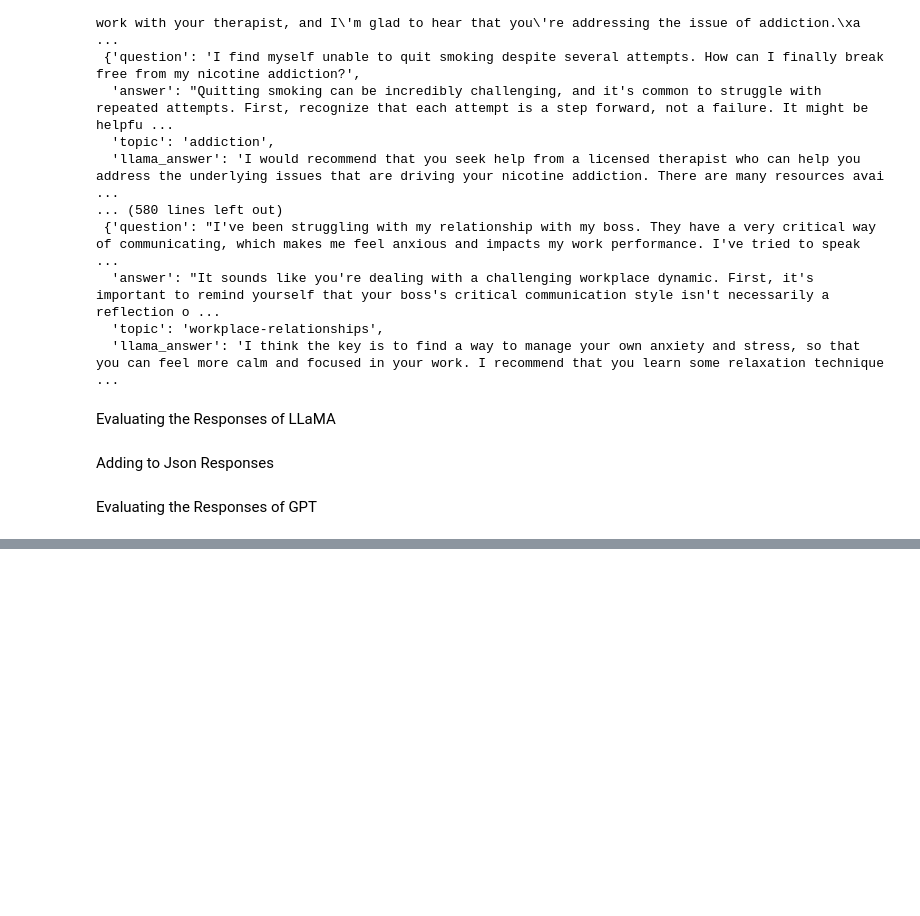
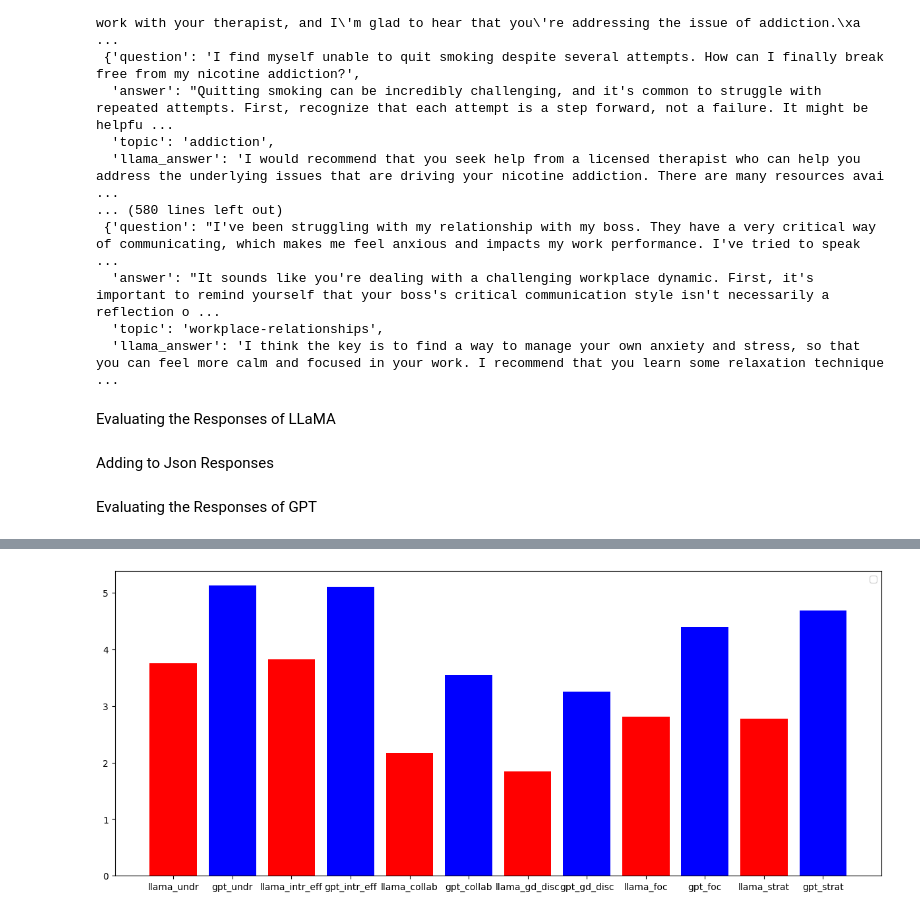
Before and after one commit to embedded-robotics/mental-health-agents, a Jupyter notebook: src/dpo/llama32_sft_inference_counsel_chat.ipynb, the cells around one changed output, grey strips where cells are left out. Cells and saved outputs as stored; diff of their text form; code cells hidden in the pictures; blank space fills up the shorter version.

Commit message:
Added the graphs

```diff
--- a/src/dpo/llama32_sft_inference_counsel_chat.ipynb
+++ b/src/dpo/llama32_sft_inference_counsel_chat.ipynb
@@ -302,0 +308,37 @@ for index, response in enumerate(openai_responses_eval_gpt):
+# %%
+topic_data = []
+llama_undr = []
+llama_intr_eff = []
+llama_collab = []
+llama_gd_disc = []
+llama_foc = []
+llama_strat = []
+gpt_undr = []
+gpt_intr_eff = []
+gpt_collab = []
+gpt_gd_disc = []
+gpt_foc = []
+gpt_strat = []
+
+for response in tqdm(json_responses):
+    topic_data.append(response['topic'])
+
+    llama_undr.append(response['llama_answer_eval']['Understanding'])
+    llama_intr_eff.append(response['llama_answer_eval']['Interpersonal Effectiveness'])
+    llama_collab.append(response['llama_answer_eval']['Collaboration'])
+    llama_gd_disc.append(response['llama_answer_eval']['Guided Discovery'])
+    llama_foc.append(response['llama_answer_eval']['Focus'])
+    llama_strat.append(response['llama_answer_eval']['Strategy'])
+
+    gpt_undr.append(response['gpt_answer_eval']['Understanding'])
+    gpt_intr_eff.append(response['gpt_answer_eval']['Interpersonal Effectiveness'])
+    gpt_collab.append(response['gpt_answer_eval']['Collaboration'])
+    gpt_gd_disc.append(response['gpt_answer_eval']['Guided Discovery'])
+    gpt_foc.append(response['gpt_answer_eval']['Focus'])
+    gpt_strat.append(response['gpt_answer_eval']['Strategy'])
+# %%
+eval_df = pd.DataFrame({'llama_undr': llama_undr, 'gpt_undr': gpt_undr, 'llama_intr_eff': llama_intr_eff, 'gpt_intr_eff': gpt_intr_eff,
+                        'llama_collab': llama_collab, 'gpt_collab': gpt_collab, 'llama_gd_disc': llama_gd_disc, 'gpt_gd_disc': gpt_gd_disc,
+                        'llama_foc': llama_foc, 'gpt_foc': gpt_foc, 'llama_strat': llama_strat, 'gpt_strat': gpt_strat}, index=topic_data)
+
+eval_df.head()
@@ -302,0 +352,3 @@ for index, response in enumerate(openai_responses_eval_gpt):
+# %%
+avg_metrics = eval_df.agg('mean')
+avg_metrics
@@ -302,0 +369,6 @@ for index, response in enumerate(openai_responses_eval_gpt):
+# %%
+plt.figure(figsize=(15,6))
+plt.bar(avg_metrics.index.to_list(), avg_metrics.values.tolist(), color=['r','b','r','b','r','b','r','b','r','b','r','b'])
+plt.show()
+# %% [output]
+[figure, added]
```
Also changed, not shown: parts of 6 cells of this notebook.
